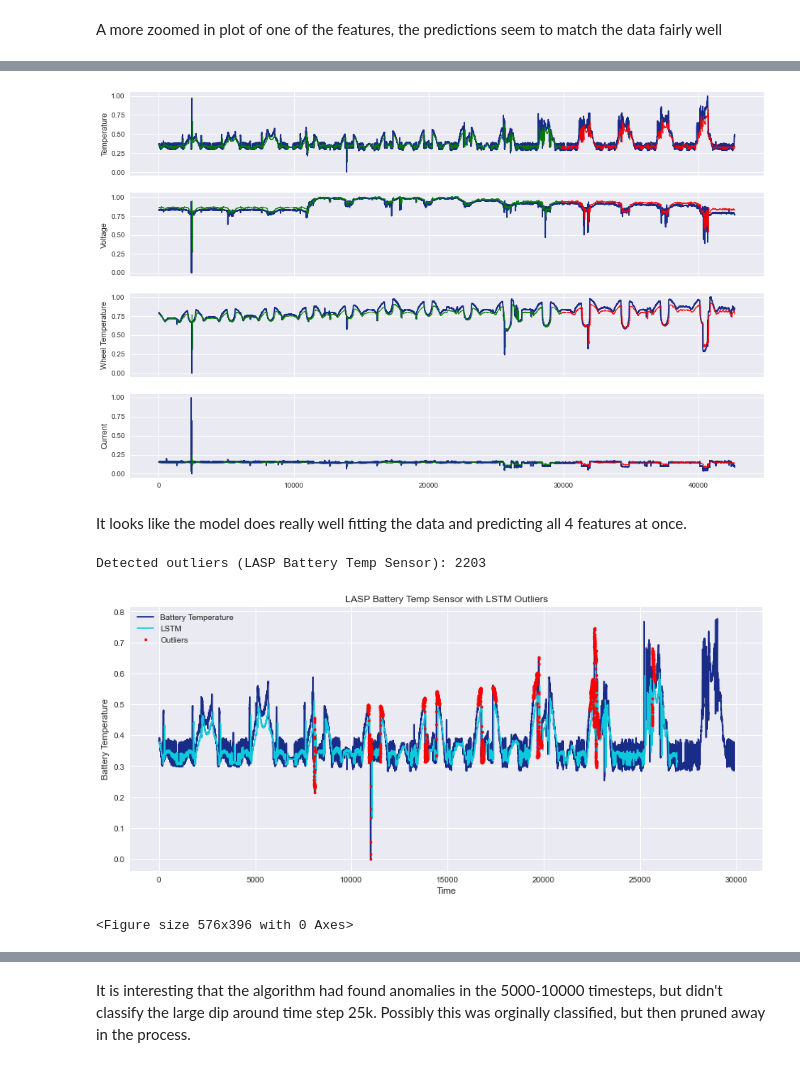
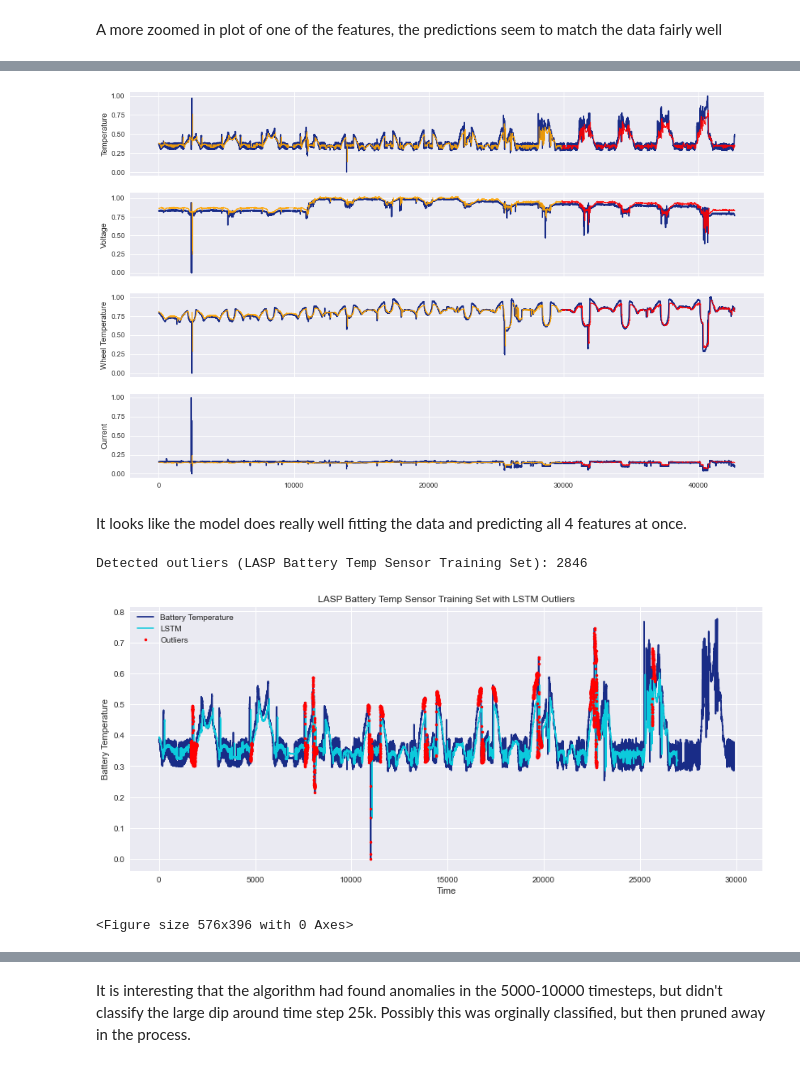
Before and after one commit to Isaacburmingham/multivariate-time-series-anomaly-detection, a Jupyter notebook: Anomaly Detection.ipynb, the cells around one changed output, grey strips where cells are left out. Drawn from its saved outputs; the diff is of its cells as text; code cells hidden in the pictures.

```diff
--- a/Anomaly Detection.ipynb
+++ b/Anomaly Detection.ipynb
@@ -291,32 +298,32 @@ plt.show()
 # %%
 fig, axs = plt.subplots(4,figsize=(16,10),sharex=True)
 
 axs[0].plot(label_df[0],color='#192C87')
 axs[1].plot(trans_label[1], color='#192C87')
 axs[2].plot(trans_label[2], color='#192C87')
 axs[3].plot(trans_label[3], color='#192C87')
 
 
 axs[0].set_ylabel("Temperature")
 axs[1].set_ylabel("Voltage")
 axs[2].set_ylabel("Wheel Temperature")
 axs[3].set_ylabel("Current")
 
-axs[0].plot(yhat_train_p0, color='green', linewidth=1, alpha=0.9, label='training predictions')
-axs[1].plot(yhat_train_p1, color='green', linewidth=1, alpha=0.9, label='training predictions')
-axs[2].plot(yhat_train_p2, color='green', linewidth=1, alpha=0.9, label='training predictions')
-axs[3].plot(yhat_train_p3, color='green', linewidth=1, alpha=0.9, label='training predictions')
+axs[0].plot(yhat_train_p0, color='orange', linewidth=1, alpha=0.9, label='training predictions')
+axs[1].plot(yhat_train_p1, color='orange', linewidth=1, alpha=0.9, label='training predictions')
+axs[2].plot(yhat_train_p2, color='orange', linewidth=1, alpha=0.9, label='training predictions')
+axs[3].plot(yhat_train_p3, color='orange', linewidth=1, alpha=0.9, label='training predictions')
 
 axs[0].plot(yhat_test_p0, color='red', linewidth=1, alpha=0.9, label='training predictions')
 axs[1].plot(yhat_test_p1, color='red', linewidth=1, alpha=0.9, label='training predictions')
 axs[2].plot(yhat_test_p2, color='red', linewidth=1, alpha=0.9, label='training predictions')
 axs[3].plot(yhat_test_p3, color='red', linewidth=1, alpha=0.9, label='training predictions')
 
 #plt.plot(yhat_test_p, marker='', color='blue', linewidth=1, alpha=0.9, label='testing predictions')
 
 plt.show()
 # %% [output]
-[figure, old version]
+[figure, new version]
 # %% [markdown]
 It looks like the model does really well fitting the data and predicting all 4 features at once.
 # %%
@@ -325,11 +332,11 @@ norm_model = pd.Series(yhat_train_p0[int(timesteps):len(train_predictions[:,0])+
 errors = pd.Series(npt.get_errors(label,yhat_train_p0)[int(timesteps):len(train_predictions[:,0])+int(timesteps)])
 
 batt_anom = npt.detect_anomalies(ts, norm_model,
-                     'LASP Battery Temp Sensor', 'Battery Temperature', 'LSTM', outlier_def='dynamic', num_stds=2,
-                                window_size = 30, batch_size=70, smoothing_perc=0.05,p=0.10)
+                     'LASP Battery Temp Sensor Training Set', 'Battery Temperature', 'LSTM', outlier_def='dynamic', num_stds=2,
+                                window_size = 30, batch_size=70, smoothing_perc=0.05,p=0.1)
 # %% [output]
-Detected outliers (LASP Battery Temp Sensor): 2203
+Detected outliers (LASP Battery Temp Sensor Training Set): 2846
-[figure, old version]
+[figure, new version]
 <Figure size 576x396 with 0 Axes>
 # %%
 batt_anom['Outlier'].value_counts()
```
Also changed, not shown: parts of 57 cells of this notebook.
